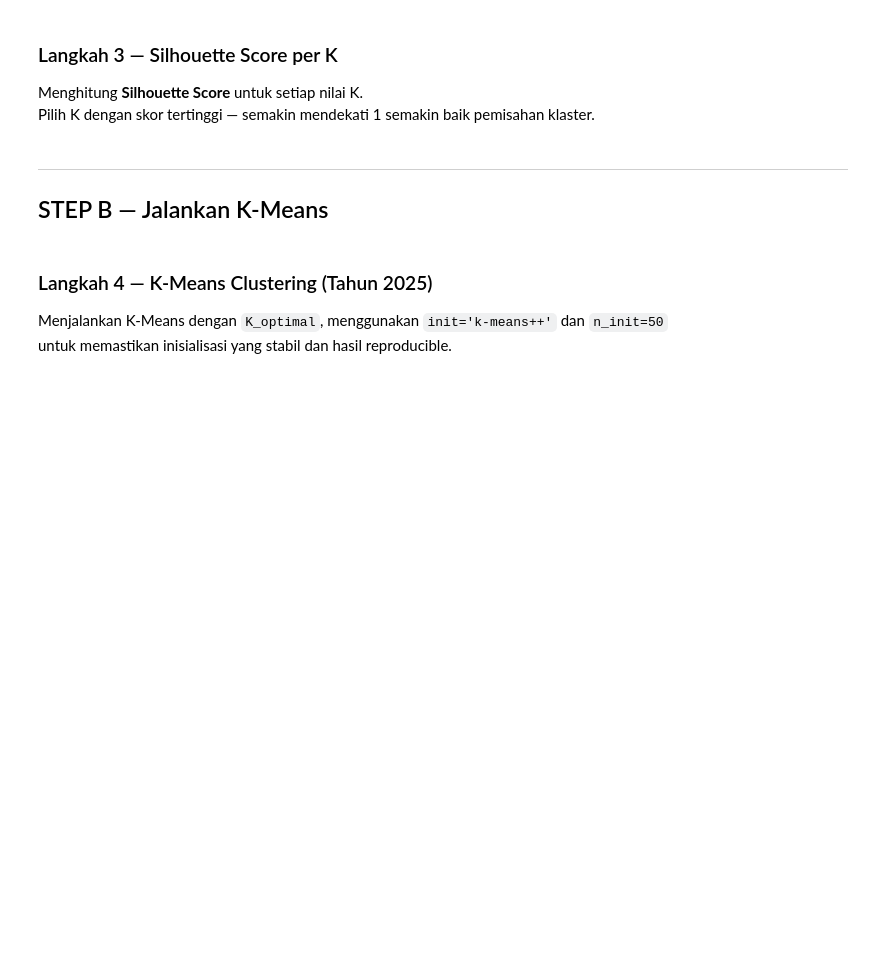
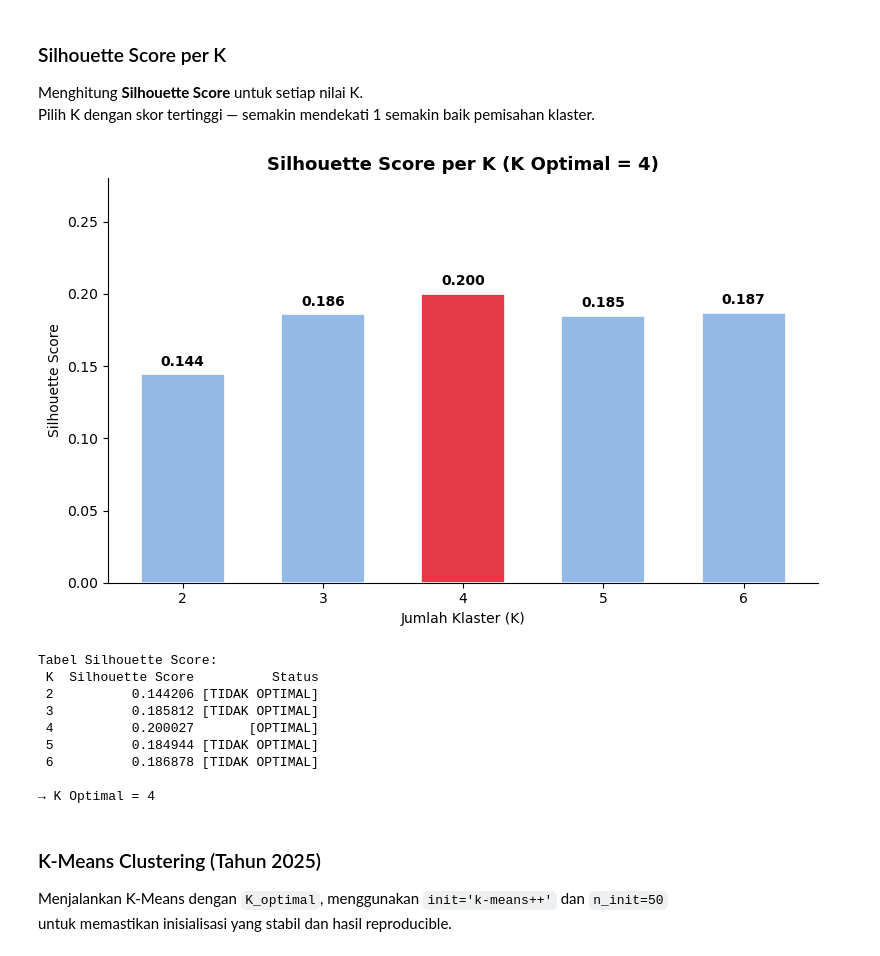
Before and after one commit to aeyy0315/SEC_SatriaData, a Jupyter notebook: Data/AnalisisStatistik_Clustering.ipynb, the cells around one changed output. Drawn from its saved outputs; the diff is of its cells as text; code cells hidden in the pictures; blank space fills up the shorter version.

```diff
--- a/Data/AnalisisStatistik_Clustering.ipynb
+++ b/Data/AnalisisStatistik_Clustering.ipynb
@@ -106,45 +127,53 @@ for k, w in zip(K_range, wcss):
 # %% [markdown]
-### Langkah 3 — Silhouette Score per K
+### Silhouette Score per K
 Menghitung **Silhouette Score** untuk setiap nilai K.
 Pilih K dengan skor tertinggi — semakin mendekati 1 semakin baik pemisahan klaster.
 # %%
 sil_scores = []
 for k in K_range:
     km = KMeans(n_clusters=k, init='k-means++', n_init=50, random_state=42)
     labels_tmp = km.fit_predict(X_2025)
     sil_scores.append(silhouette_score(X_2025, labels_tmp))
 
 K_optimal = list(K_range)[np.argmax(sil_scores)]
 
 fig, ax = plt.subplots(figsize=(8, 5))
-bar_colors = ['#E63946' if k == K_optimal else '#A8DADC' for k in K_range]
+bar_colors = ['#E63946' if k == K_optimal else "#93BAE7" for k in K_range]
 bars = ax.bar(list(K_range), sil_scores, color=bar_colors,
               edgecolor='white', linewidth=1.2, width=0.6)
 for bar, score in zip(bars, sil_scores):
     ax.text(bar.get_x() + bar.get_width()/2, bar.get_height() + 0.004,
             f'{score:.3f}', ha='center', va='bottom', fontsize=10, fontweight='bold')
 ax.set_title(f'Silhouette Score per K (K Optimal = {K_optimal})',
              fontsize=13, fontweight='bold')
 ax.set_xlabel('Jumlah Klaster (K)', fontsize=10)
 ax.set_ylabel('Silhouette Score', fontsize=10)
 ax.set_xticks(list(K_range))
 ax.set_ylim(0, max(sil_scores) + 0.08)
 ax.spines[['top','right']].set_visible(False)
 plt.tight_layout()
 plt.savefig('step3_silhouette.png', dpi=150, bbox_inches='tight')
 plt.show()
 
 print(f'Tabel Silhouette Score:')
 sil_df = pd.DataFrame({'K': list(K_range), 'Silhouette Score': sil_scores})
 sil_df['Status'] = sil_df['Silhouette Score'].apply(
-    lambda x: '★ OPTIMAL' if x == max(sil_scores) else '')
+    lambda x: '[OPTIMAL]' if x == max(sil_scores) else '[TIDAK OPTIMAL]')
 print(sil_df.to_string(index=False))
 print(f'\n→ K Optimal = {K_optimal}')
+# %% [output]
+[figure, added]
+Tabel Silhouette Score:
+ K  Silhouette Score          Status
+ 2          0.144206 [TIDAK OPTIMAL]
+ 3          0.185812 [TIDAK OPTIMAL]
+ 4          0.200027       [OPTIMAL]
+ 5          0.184944 [TIDAK OPTIMAL]
+ 6          0.186878 [TIDAK OPTIMAL]
+
+→ K Optimal = 4
-# %% [markdown]
----
-## STEP B — Jalankan K-Means
 # %% [markdown]
-### Langkah 4 — K-Means Clustering (Tahun 2025)
+### K-Means Clustering (Tahun 2025)
 Menjalankan K-Means dengan `K_optimal`, menggunakan `init='k-means++'` dan `n_init=50`
 untuk memastikan inisialisasi yang stabil dan hasil reproducible.
 # %%
```
Also changed, not shown: parts of 29 cells of this notebook, 1 other file.
